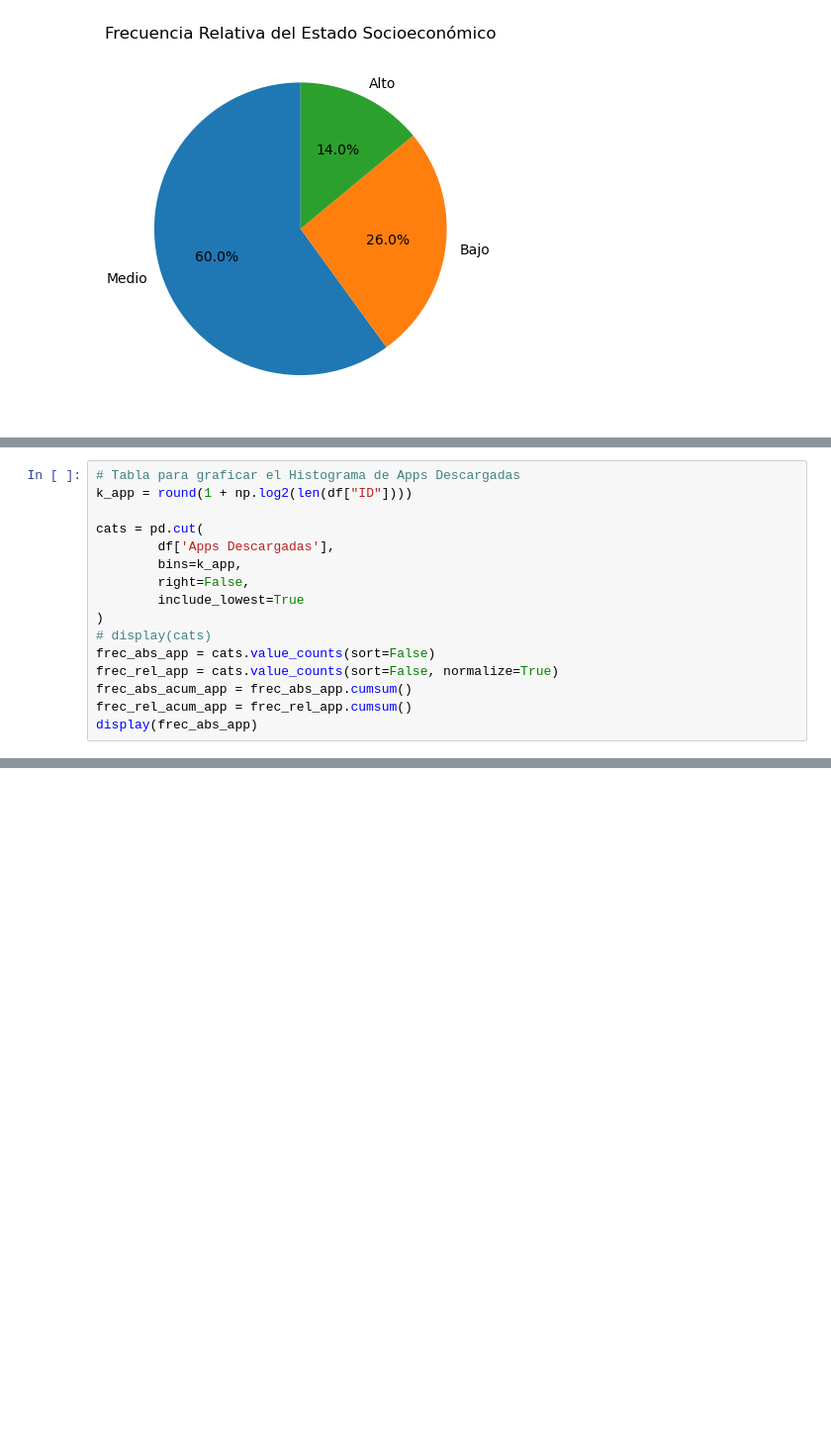
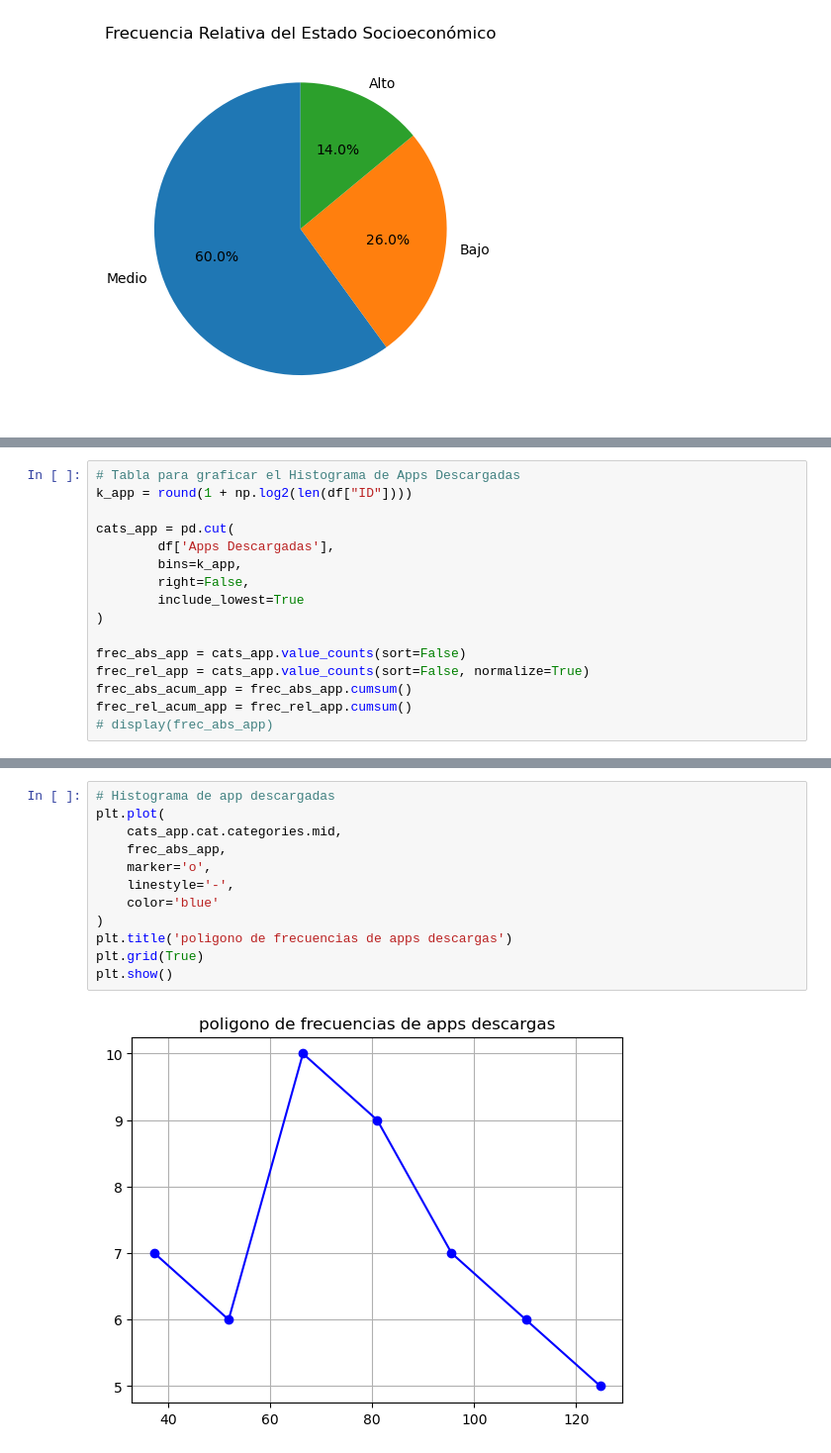
Before and after one commit to fcisnerosr/estadistica_descriptiva, a Jupyter notebook: procesamiento.ipynb, the cells around one changed output, grey strips where cells are left out. Shown at 99% size. Saved outputs shown, nothing was run; the diff lists cells and outputs as text; blank space fills up the shorter version.

```diff
--- a/procesamiento.ipynb
+++ b/procesamiento.ipynb
@@ -182,15 +171,15 @@ Name: count, dtype: int64
 # Tabla para graficar el Histograma de Apps Descargadas
 k_app = round(1 + np.log2(len(df["ID"])))
 
-cats = pd.cut(
+cats_app = pd.cut(
         df['Apps Descargadas'],
         bins=k_app,
         right=False,
         include_lowest=True
 )
-# display(cats)
-frec_abs_app = cats.value_counts(sort=False)
-frec_rel_app = cats.value_counts(sort=False, normalize=True)
+
+frec_abs_app = cats_app.value_counts(sort=False)
+frec_rel_app = cats_app.value_counts(sort=False, normalize=True)
 frec_abs_acum_app = frec_abs_app.cumsum()
 frec_rel_acum_app = frec_rel_app.cumsum()
-display(frec_abs_app)
+# display(frec_abs_app)
@@ -214,0 +221,14 @@ plt.show()
+# %%
+# Histograma de app descargadas
+plt.plot(
+    cats_app.cat.categories.mid,
+    frec_abs_app,
+    marker='o',
+    linestyle='-',
+    color='blue'
+)
+plt.title('poligono de frecuencias de apps descargas')
+plt.grid(True)
+plt.show()
+# %% [output]
+[figure, added]
```
Also changed, not shown: parts of 6 cells of this notebook.
